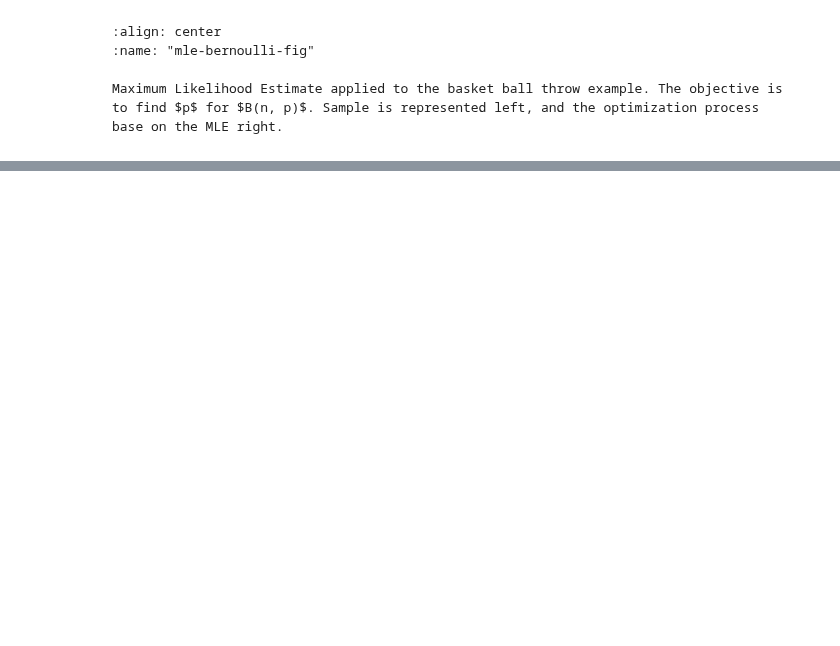
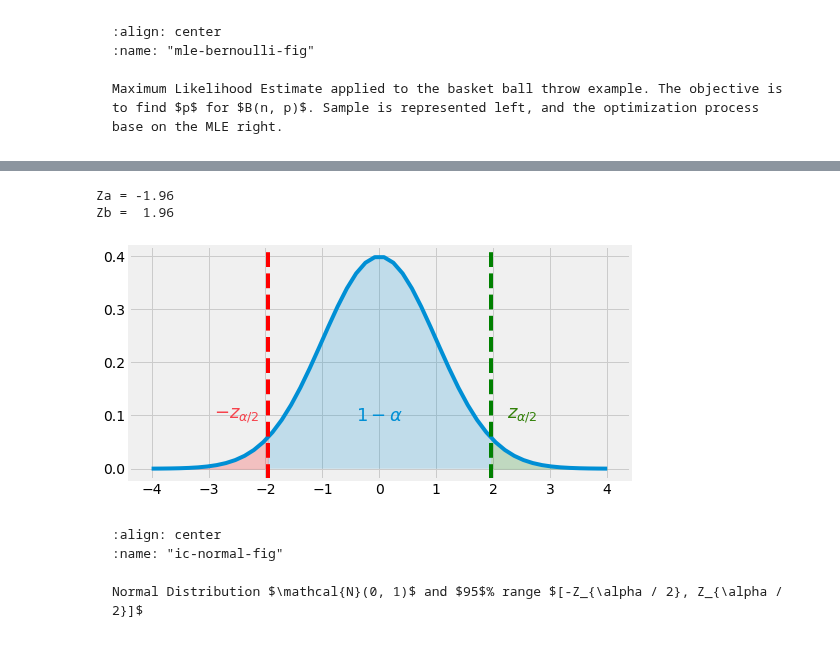
Before and after one commit to yliess86/DataDrivenScienceBook, a Jupyter notebook: _sources/2_applied_mathematics/3_statistical_inference.ipynb, the cells around one changed output, grey strips where cells are left out. Saved outputs shown, nothing was run; the diff lists cells and outputs as text; code cells hidden in the pictures; blank space fills up the shorter version.

````diff
--- a/_sources/2_applied_mathematics/3_statistical_inference.ipynb
+++ b/_sources/2_applied_mathematics/3_statistical_inference.ipynb
@@ -584,0 +550,52 @@ $$
+# %%
+from scipy.stats import norm
+
+
+confidence = 0.95
+za = norm.ppf((1 - confidence) / 2)
+zb = norm.ppf((1 + confidence) / 2)
+
+print(f"Za = {za:.2f}")
+print(f"Zb =  {zb:.2f}")
+# %% [output]
+Za = -1.96
+Zb =  1.96
+# %%
+import matplotlib.pyplot as plt
+import numpy as np
+plt.ion()
+plt.style.use("fivethirtyeight")
+
+fig = plt.figure(figsize=(8, 4),  facecolor="white")
+ax = fig.add_subplot(1, 1, 1)
+
+X = np.linspace(-4, 4)
+ax.plot(X, norm.pdf(X))
+ax.axvline(-1.96, linestyle="--", color="r")
+ax.axvline( 1.96, linestyle="--", color="g")
+
+X = np.linspace(-1.96, 1.96)
+ax.fill_between(X, norm.pdf(X), alpha=0.2)
+
+X = np.linspace(-4, -1.96)
+ax.fill_between(X, norm.pdf(X), alpha=0.2, color="r")
+X = np.linspace(1.96, 4)
+ax.fill_between(X, norm.pdf(X), alpha=0.2, color="g")
+
+ax.text(
+    0, 0.10, r"$1 - \alpha$", horizontalalignment='center', verticalalignment='center',
+    fontsize=18, color="#008FD5", weight="bold",
+)
+ax.text(
+    -2.5, 0.10, r"$-z_{\alpha / 2}$", horizontalalignment='center', verticalalignment='center',
+    fontsize=18, color="#F6424C", weight="bold",
+)
+ax.text(
+    2.5, 0.10, r"$z_{\alpha / 2}$", horizontalalignment='center', verticalalignment='center',
+    fontsize=18, color="#328008", weight="bold",
+)
+
+fig.subplots_adjust(hspace=0.25, wspace=0.40)
+fig.canvas.draw()
+# %% [output]
+[figure, added]
@@ -584,0 +605,7 @@ $$
+# %% [markdown]
+```{glue:figure} ic_normal_fig
+:align: center
+:name: "ic-normal-fig"
+
+Normal Distribution $\mathcal{N}(0, 1)$ and $95$% range $[-Z_{\alpha / 2}, Z_{\alpha / 2}]$
+```
````
Also changed, not shown: parts of 4 cells of this notebook, 4 other files.
